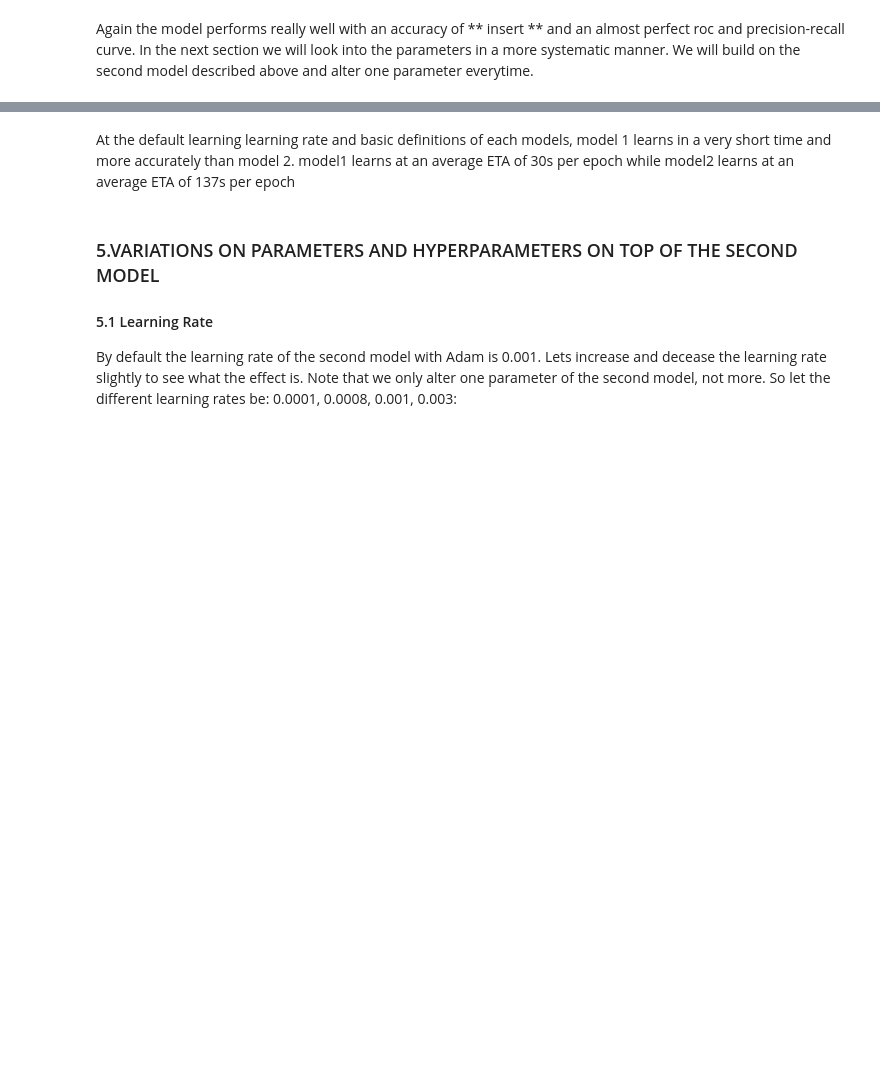
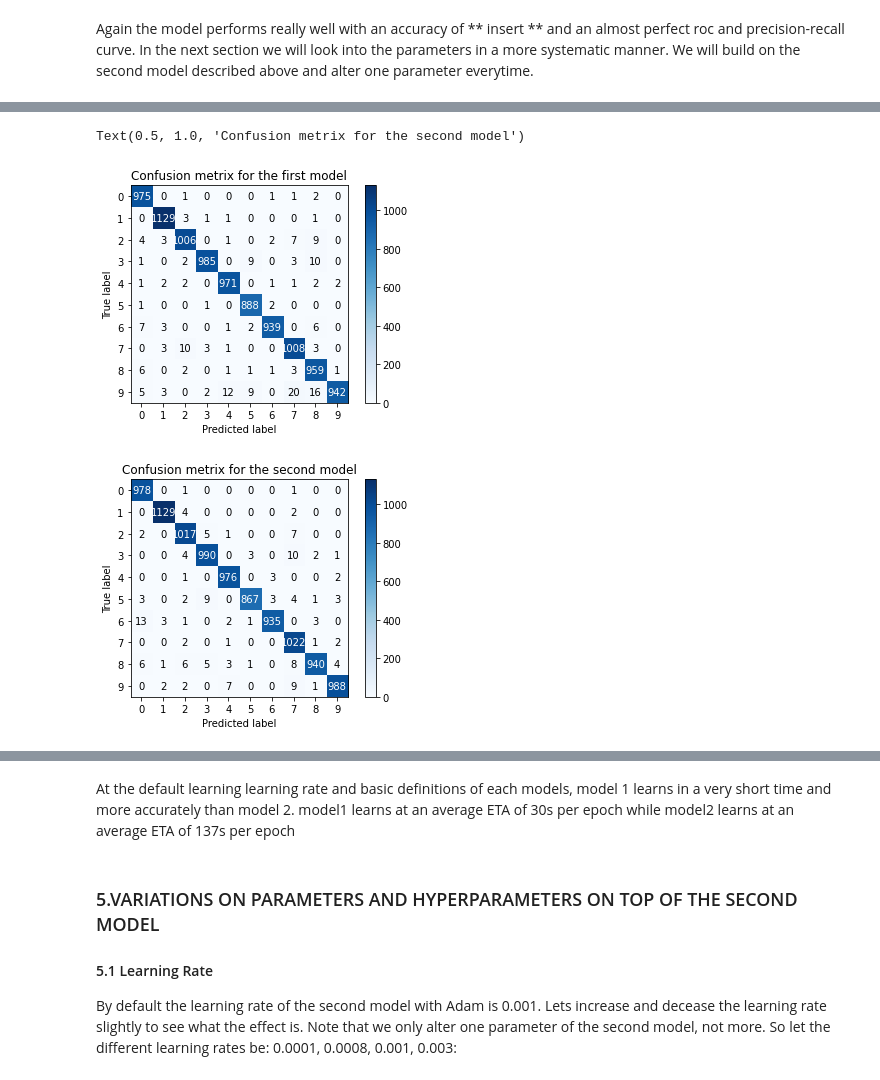
Before and after one commit to Adrieennn/CNN, a Jupyter notebook: NN.ipynb, the cells around one changed output, grey strips where cells are left out. Saved outputs shown, nothing was run; the diff lists cells and outputs as text; code cells hidden in the pictures; blank space fills up the shorter version.

Commit message:
added evaluatiion related scores and confusion matrix

```diff
--- a/NN.ipynb
+++ b/NN.ipynb
@@ -185,0 +218,9 @@ Again the model performs really well with an accuracy of ** insert ** and an alm
+# %%
+skplt.metrics.plot_confusion_matrix(y_test,model1.predict(x_test).argmax(axis=1))
+plt.title('Confusion metrix for the first model')
+skplt.metrics.plot_confusion_matrix(y_test,model2.predict(x_test).argmax(axis=1))
+plt.title('Confusion metrix for the second model')
+# %% [output]
+Text(0.5, 1.0, 'Confusion metrix for the second model')
+[figure, added]
+[figure, added]
```
Also changed, not shown: parts of 6 cells of this notebook, 1 other file.
